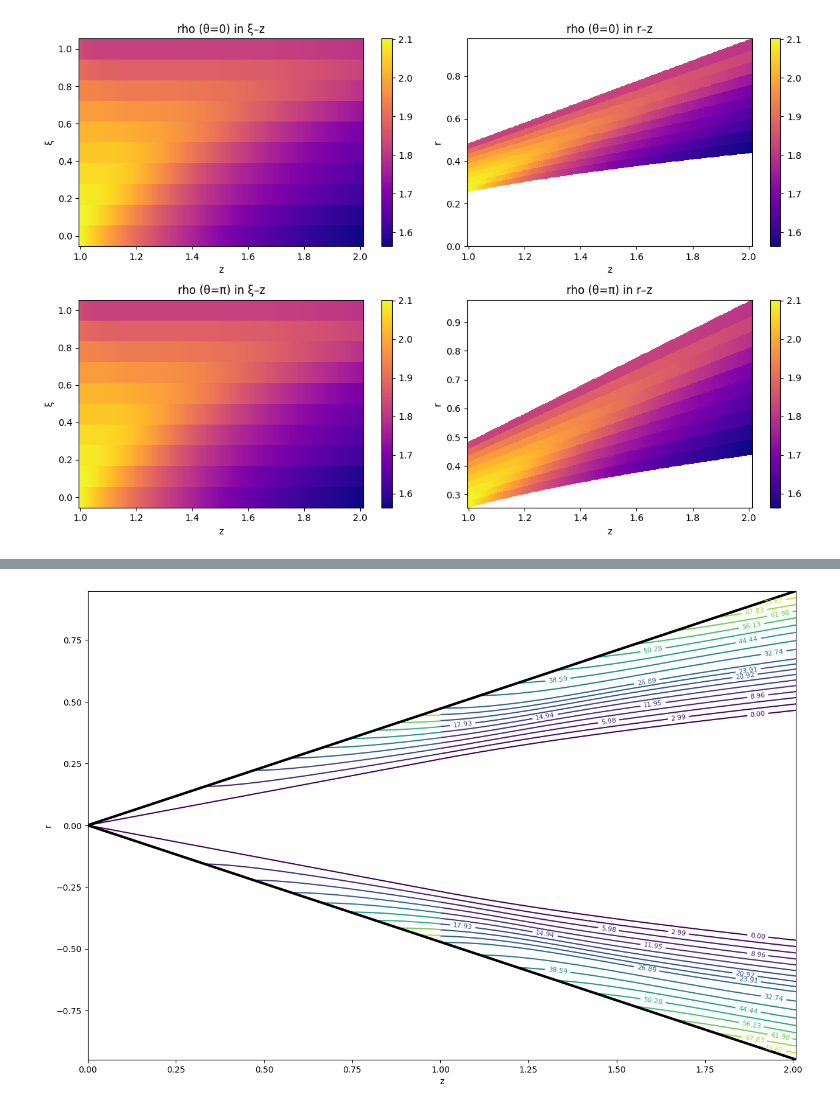
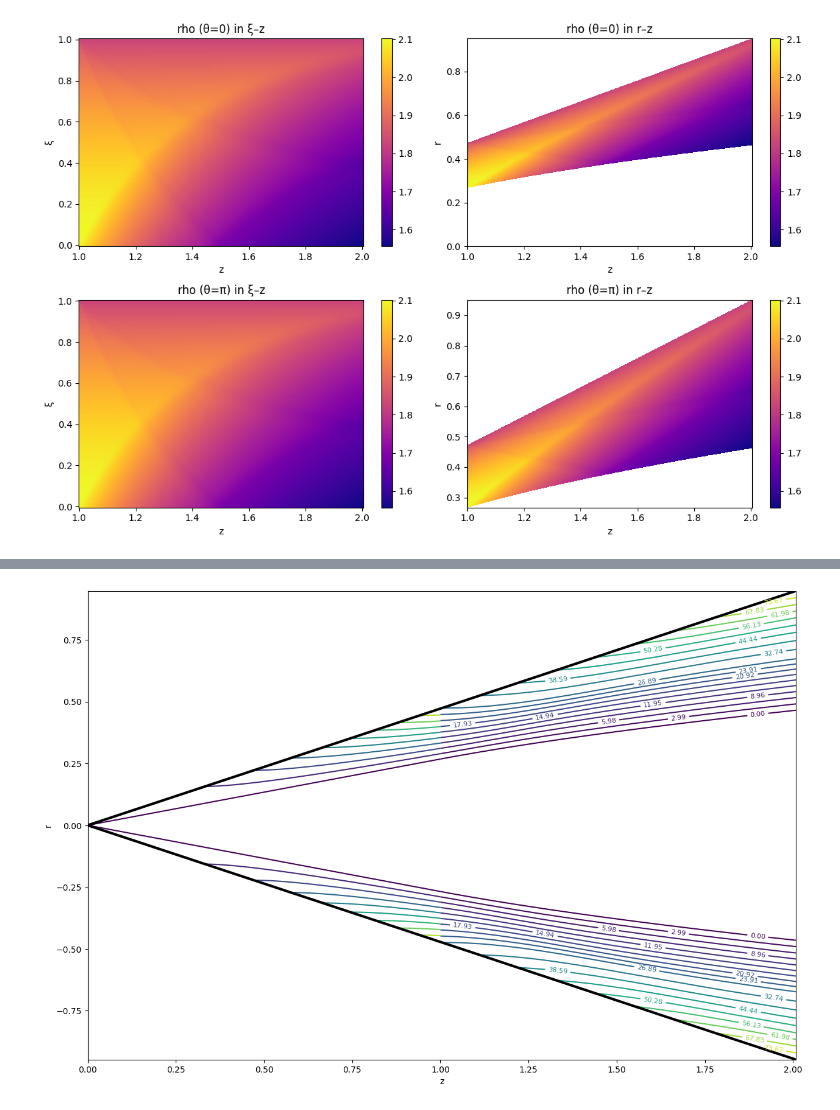
Before and after one commit to immortallz/Heat-source-in-supersonic-flow, a Jupyter notebook: vizualization.ipynb, the cells around one changed output, grey strips where cells are left out. Drawn from its saved outputs; the diff is of its cells as text; code cells hidden in the pictures.

```diff
--- a/vizualization.ipynb
+++ b/vizualization.ipynb
@@ -134,6 +134,17 @@ z0 = 1
+# %%
+zs = np.loadtxt('z_out.txt')
+rho = np.loadtxt('rho_out.txt').reshape(K, N, M)
+p = np.loadtxt('p_out.txt').reshape(K, N, M)
+u = np.loadtxt('u_out.txt').reshape(K, N, M)
+v = np.loadtxt('v_out.txt').reshape(K, N, M)
+w = np.loadtxt('w_out.txt').reshape(K, N, M)
+rs = np.loadtxt('r_s_out.txt')
+K = zs.shape[0]
+N = 100
+M = 300
 # %%
 # размеры
-K, N, M = rho.shape
+# K, N, M = rho.shape
 xi = np.linspace(0, 1, N)
 
 # срезы по theta
@@ -184,34 +195,34 @@ im2 = axs[1,0].pcolormesh(
     zs,
     xi,
     rho_thetap.T,
     shading='auto', cmap='plasma'
 )
 axs[1,0].set_title('rho (θ=π) in ξ–z')
 axs[1,0].set_xlabel('z')
 axs[1,0].set_ylabel('ξ')
 fig.colorbar(im2, ax=axs[1,0])
 
 # 4) r–z для θ=π
 r_phys_p = np.zeros_like(rho_thetap)
 for k in range(K):
     rb = r_b(zs[k])
     r_phys_p[k,:] = rb + xi*(rs[k,-1] - rb)
 
 im3 = axs[1,1].pcolormesh(
     zs,
     r_phys_p.T,
     rho_thetap.T,
     shading='auto', cmap='plasma'
 )
 axs[1,1].set_title('rho (θ=π) in r–z')
 axs[1,1].set_xlabel('z')
 axs[1,1].set_ylabel('r')
 fig.colorbar(im3, ax=axs[1,1])
 
 plt.tight_layout()
 plt.show()
 # %% [output]
-[figure, old version]
+[figure, new version]
 # %%
 def distribution_plot(f_name, stride=1):
     f_dict = {"p": p, "rho": rho, "u": u, "v": v, "w": w}
```
Also changed, not shown: parts of 12 cells of this notebook, 4 other files.
